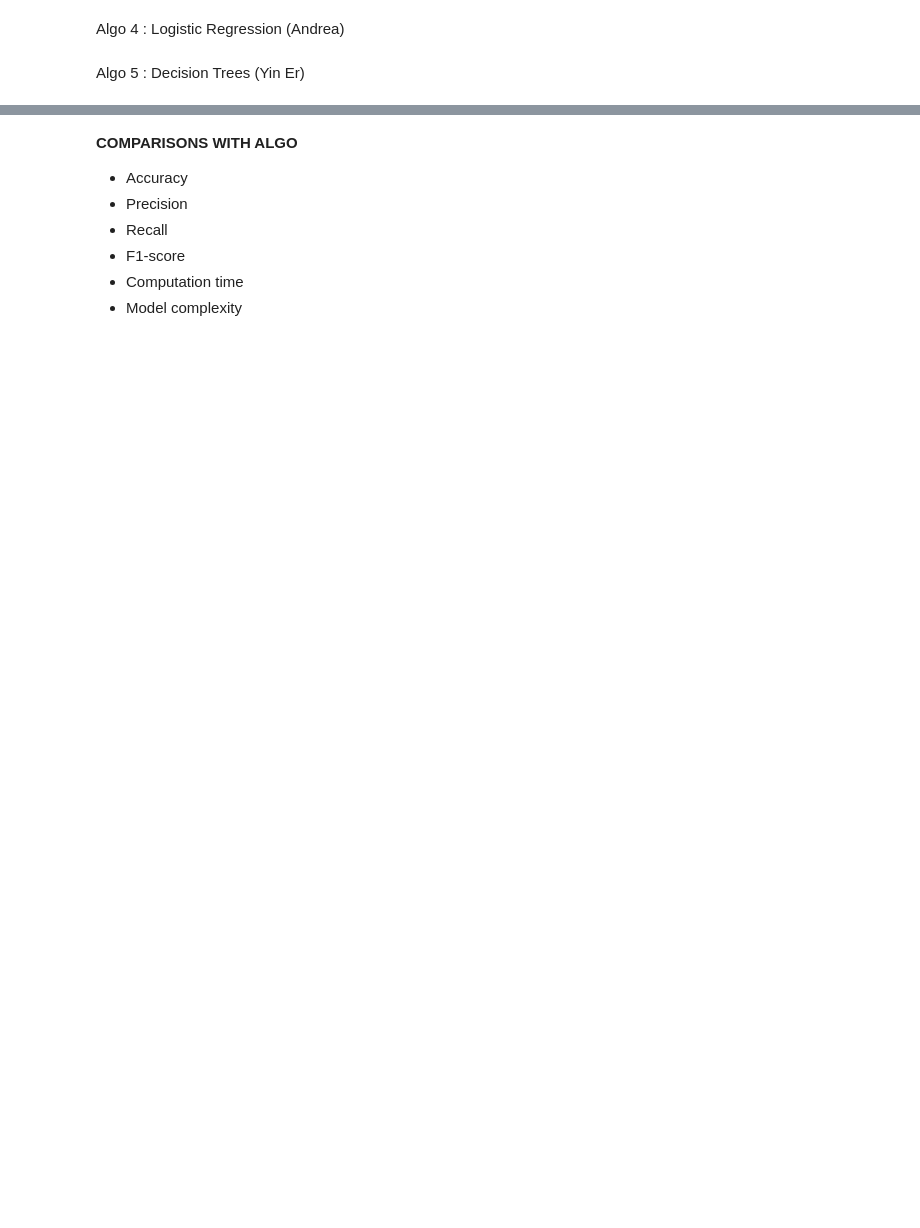
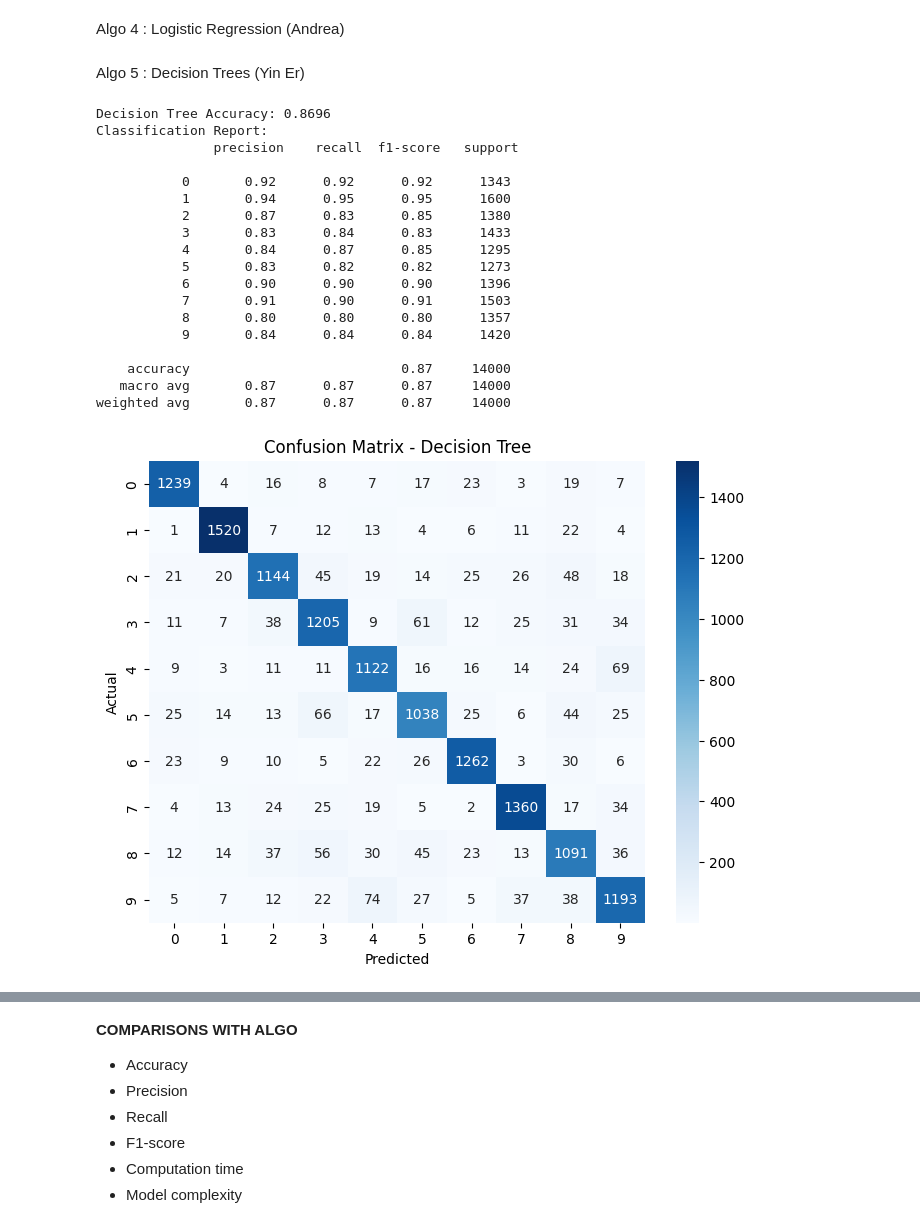
Before and after one commit to Eerraaaa/INF2008ML, a Jupyter notebook: main.ipynb, the cells around one changed output, grey strips where cells are left out. Cells and saved outputs as stored; diff of their text form; code cells hidden in the pictures; blank space fills up the shorter version.

Commit message:
Add in Decision Tree Algo code & hyperparameter tuning code with explanations

```diff
--- a/main.ipynb
+++ b/main.ipynb
@@ -735,3 +665,54 @@ plt.tight_layout()
 plt.show()
 # %% [markdown]
 Algo 5 : Decision Trees (Yin Er)
+# %%
+# Step 1: Train the Decision Tree Model
+# Initialize Decision Tree classifier with default parameters
+clf = DecisionTreeClassifier(random_state=42)
+
+# Train the classifier
+clf.fit(X_train, y_train)
+
+# Make predictions on the test set
+y_pred = clf.predict(X_test)
+
+# Step 2: Compute Accuracy
+# Calculate accuracy
+accuracy = accuracy_score(y_test, y_pred)
+print(f"Decision Tree Accuracy: {accuracy:.4f}")
+
+# Step 3: Display Classification Report
+# Display classification metrics
+print("Classification Report:\n", classification_report(y_test, y_pred))
+
+# Step 4: Display Confusion Matrix
+# Compute confusion matrix
+cm = confusion_matrix(y_test, y_pred)
+
+# Plot confusion matrix
+plt.figure(figsize=(8,6))
+sns.heatmap(cm, annot=True, fmt='d', cmap='Blues', xticklabels=range(10), yticklabels=range(10))
+plt.xlabel('Predicted')
+plt.ylabel('Actual')
+plt.title('Confusion Matrix - Decision Tree')
+plt.show()
+# %% [output]
+Decision Tree Accuracy: 0.8696
+Classification Report:
+               precision    recall  f1-score   support
+
+           0       0.92      0.92      0.92      1343
+           1       0.94      0.95      0.95      1600
+           2       0.87      0.83      0.85      1380
+           3       0.83      0.84      0.83      1433
+           4       0.84      0.87      0.85      1295
+           5       0.83      0.82      0.82      1273
+           6       0.90      0.90      0.90      1396
+           7       0.91      0.90      0.91      1503
+           8       0.80      0.80      0.80      1357
+           9       0.84      0.84      0.84      1420
+
+    accuracy                           0.87     14000
+   macro avg       0.87      0.87      0.87     14000
+weighted avg       0.87      0.87      0.87     14000
+[figure, added]
```
Also changed, not shown: parts of 6 cells of this notebook.
